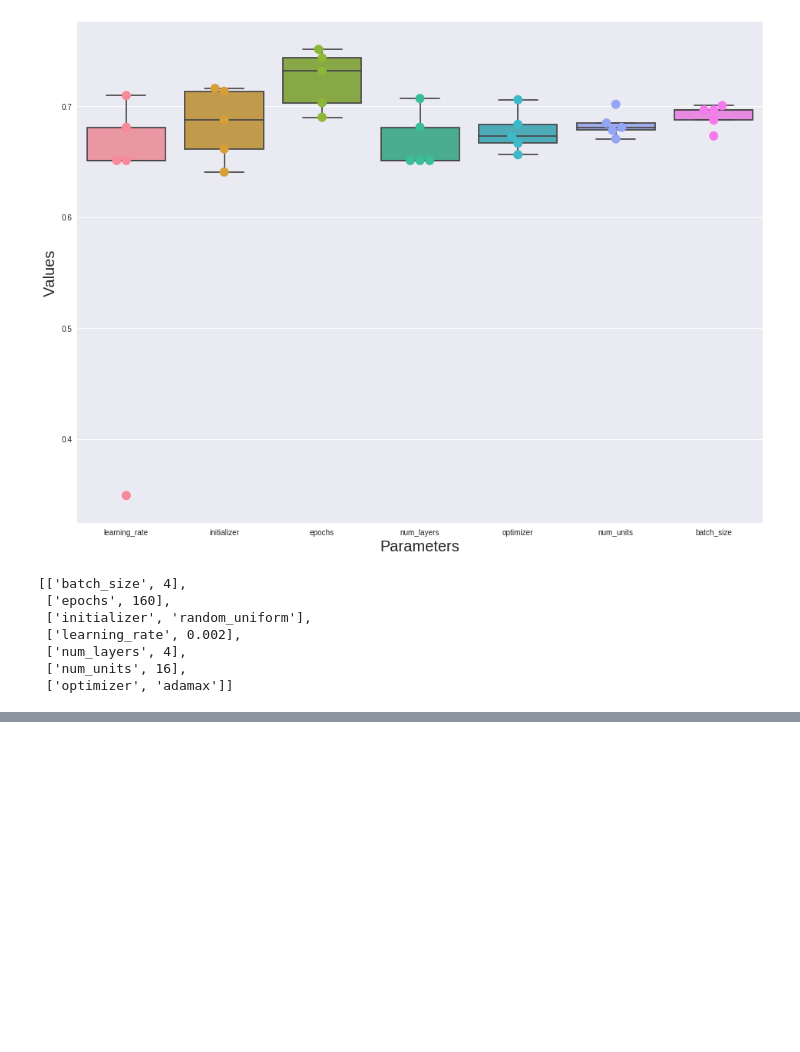
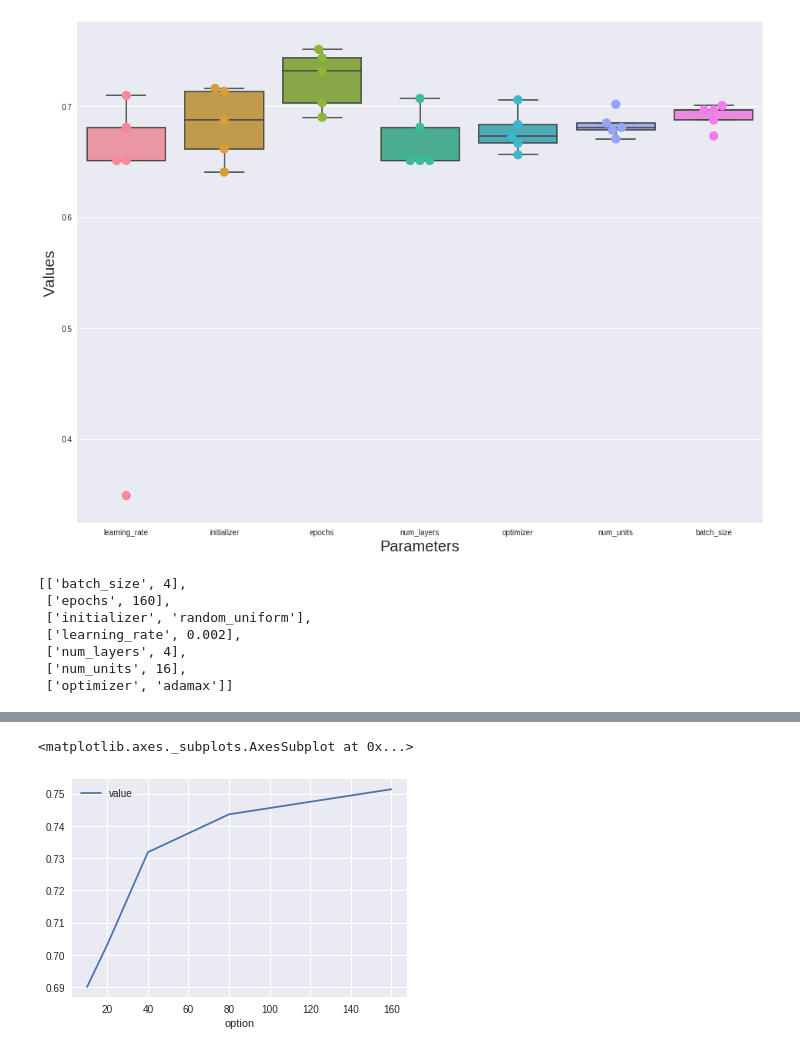
Before and after one commit to georgeliu1998/keras_model_tuning, a Jupyter notebook: keras.ipynb, the cells around one changed output, grey strips where cells are left out. Cells and saved outputs as stored; diff of their text form; code cells hidden in the pictures; blank space fills up the shorter version.

```diff
--- a/keras.ipynb
+++ b/keras.ipynb
@@ -290 +274,18 @@ Mean Accuracy: 68.62%, Standard Deviation: 0.95%
+# %%
+def get_tuning_options(use_defaults=True, **kwargs):
+  """
+  Define tuning parameter and corresponding options
+
+  Params:
+    -----------------####################
+  Returns:
+    -----------------####################
+
+  """
+  tuning_options = {}
+
+  for param, options in kwargs.items():
+    tuning_options[param] = options
+
+  return tuning_options
 # %%
@@ -310,25 +327,36 @@ tuning_options = {'num_units': num_units,
 # %%
-def run_test(tuning_options, X, y):
+def run_test(tuning_options, X, y,
+             use_defaults=True,
+             param_dict=None):
   """
   Tests different hyperparameter's accurcy using the given tuning options
+
+  Params:
+    -----------------####################
+  Returns:
+    -----------------####################
+
   """
   # Initiate a dict to store all results
   results = {}
 
   for parameter, options in tuning_options.items():
     results[parameter] = {}
-    # Get the default hyperparameters
-    defaults = get_defaults()
+    # Get the base hyperparameters to use for test
+    if use_defaults:
+      param_dict = get_defaults()
+    else:
+      param_dict = param_dict
 
     for option in options:
       print("\nEvaluating parameter \"{}\" using value \"{}\"...".format(parameter, option))
       # Update the corresponding hyperparameter
       if parameter == 'num_units':
-        defaults[parameter] == [option, 1]
+        param_dict[parameter] == [option, 1]
       else:
-        defaults[parameter] = option
+        param_dict[parameter] = option
       try:
-        result = build_test_model(param_dict=defaults)
+        result = build_test_model(param_dict=param_dict)
         results[parameter][option] = result
       except Exception as e:
         results[parameter][option] = 'NaN'
@@ -336,5 +364,3 @@ def run_test(tuning_options, X, y):
         pass
 
   return results
-
-results = run_test(tuning_options, X, y)
@@ -468,0 +513,5 @@ result = run_test(tuning_options, X, y)
+# %%
+df_plot.query("parameter=='epochs'").plot(x='option', y='value')
+# %% [output]
+<matplotlib.axes._subplots.AxesSubplot at 0x...>
+[figure, added]
```
Also changed, not shown: parts of 13 cells of this notebook.
